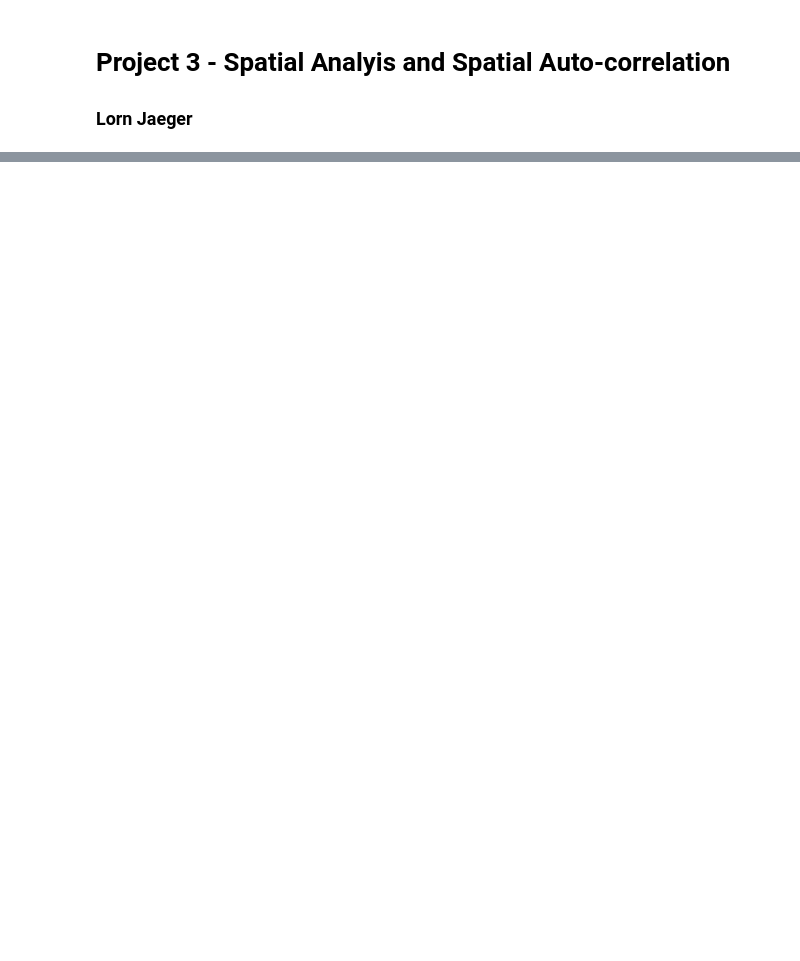
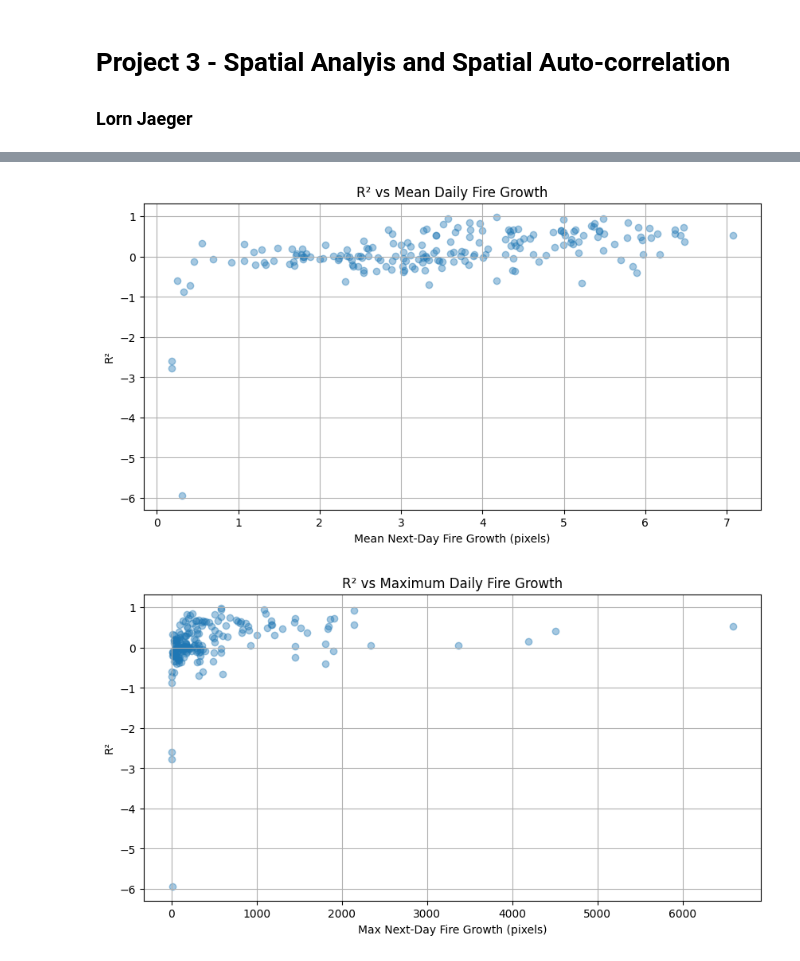
Before and after one commit to lorn-jaeger/wsts-regression, a Jupyter notebook: notebooks/02_processing.ipynb, the cells around one changed output, grey strips where cells are left out. Drawn from its saved outputs; the diff is of its cells as text; code cells hidden in the pictures; blank space fills up the shorter version.

```diff
--- a/notebooks/02_processing.ipynb
+++ b/notebooks/02_processing.ipynb
@@ -183,0 +91,23 @@ plt.show()
+# %%
+import pandas as pd
+import numpy as np
+
+df_filled = df.copy()
+
+# numeric columns only (avoid fire_id, date, lat, lon)
+num_cols = df_filled.select_dtypes(include=[np.number]).columns
+
+# global means (used for fires with no valid values)
+global_means = df_filled[num_cols].mean()
+
+# fill fire-by-fire
+for col in num_cols:
+    # compute per-fire means
+    fire_means = df_filled.groupby("fire_id")[col].transform("mean")
+
+    # where fire_mean is NaN → fire has no valid values → use global mean
+    fallback = global_means[col]
+    col_fill = fire_means.fillna(fallback)
+
+    # fill the column
+    df_filled[col] = df_filled[col].fillna(col_fill)
@@ -183,0 +332,24 @@ plt.show()
+# %%
+import matplotlib.pyplot as plt
+
+# Drop NA R² (fires with no variance)
+plot_df = fire_perf.dropna(subset=["r2"])
+
+plt.figure(figsize=(10, 5))
+plt.scatter(np.log1p(plot_df["mean_true"]), plot_df["r2"], alpha=0.4)
+plt.xlabel("Mean Next-Day Fire Growth (pixels)")
+plt.ylabel("R²")
+plt.title("R² vs Mean Daily Fire Growth")
+plt.grid(True)
+plt.show()
+
+plt.figure(figsize=(10, 5))
+plt.scatter(plot_df["max_true"], plot_df["r2"], alpha=0.4)
+plt.xlabel("Max Next-Day Fire Growth (pixels)")
+plt.ylabel("R²")
+plt.title("R² vs Maximum Daily Fire Growth")
+plt.grid(True)
+plt.show()
+# %% [output]
+[figure, added]
+[figure, added]
```
Also changed, not shown: parts of 19 cells of this notebook, 5 other files.
